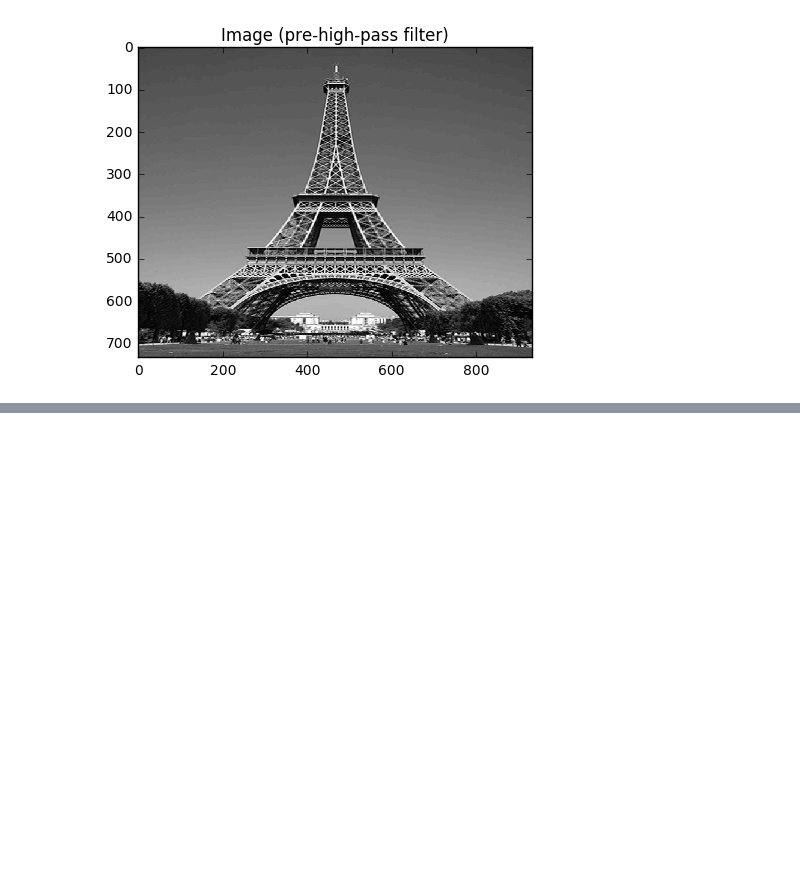
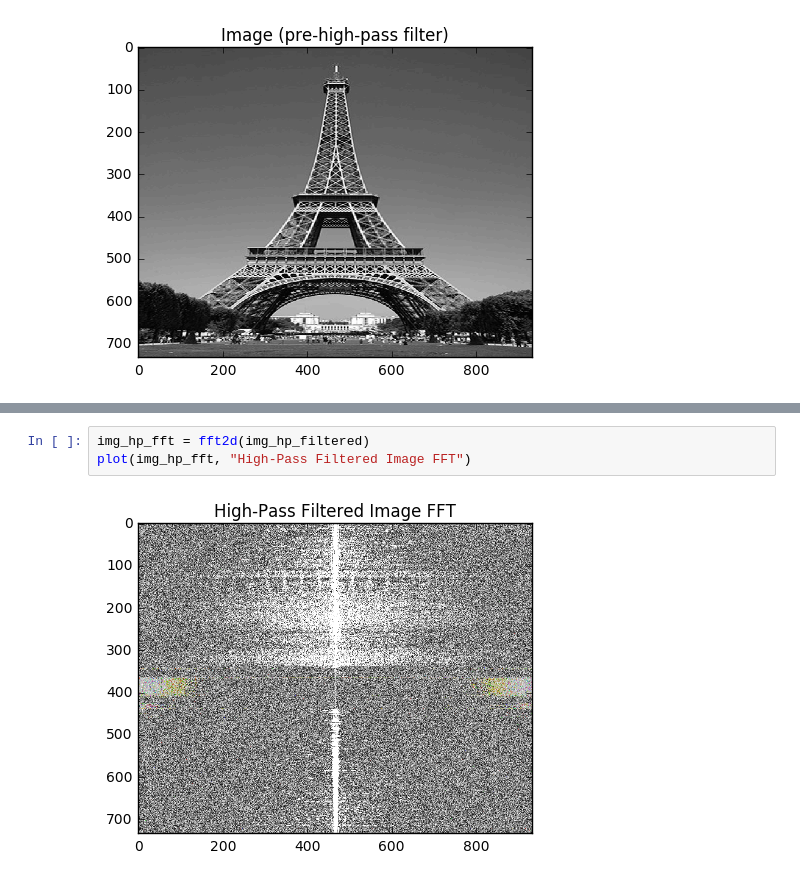
Before and after one commit to mohsaad/tag-dsp, a Jupyter notebook: week-1/advanced/Hybrid Images.ipynb, the cells around one changed output, grey strips where cells are left out. Drawn from its saved outputs; the diff is of its cells as text; blank space fills up the shorter version.

```diff
--- a/week-1/advanced/Hybrid Images.ipynb
+++ b/week-1/advanced/Hybrid Images.ipynb
@@ -81,0 +98,5 @@ plot(img_hp, "Image (pre-high-pass filter)")
+# %%
+img_hp_fft = fft2d(img_hp_filtered)
+plot(img_hp_fft, "High-Pass Filtered Image FFT")
+# %% [output]
+[figure, added]
```
Also changed, not shown: parts of 7 cells of this notebook.
